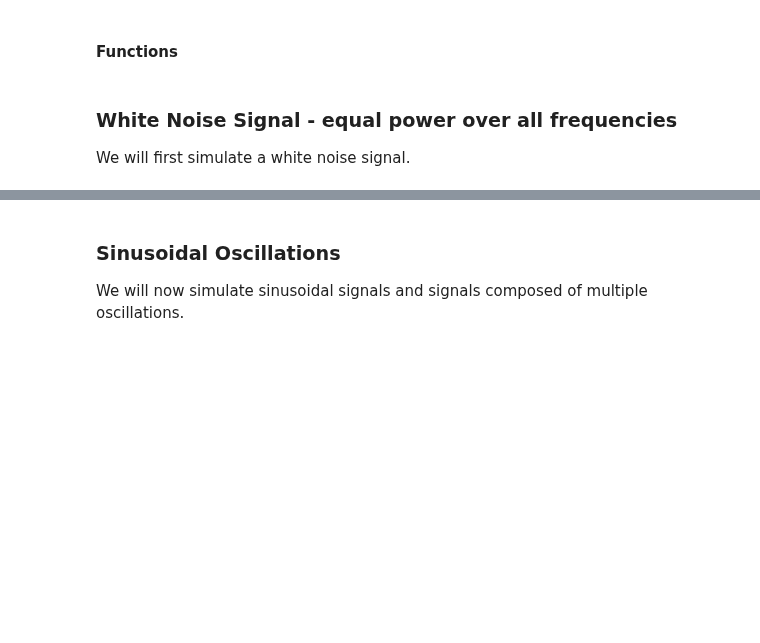
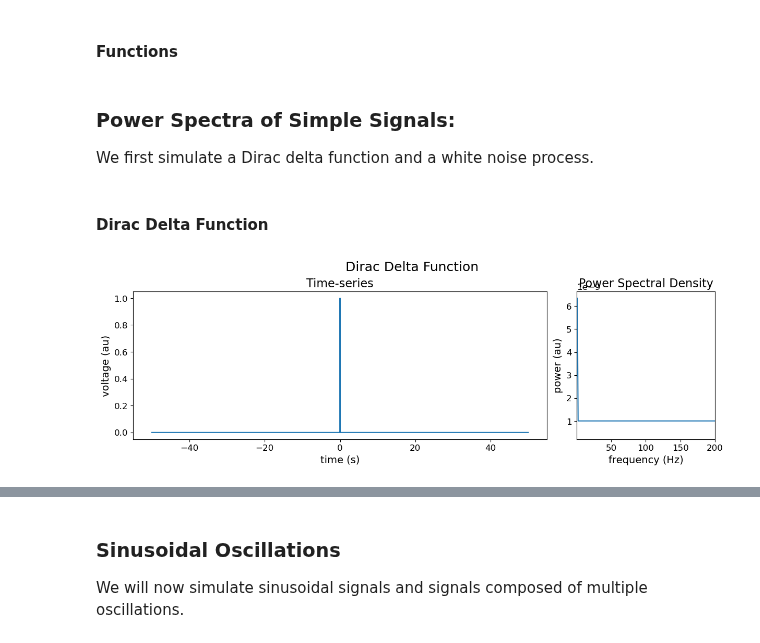
Before and after one commit to voytekresearch/spr, a Jupyter notebook: tutorials/00_dsp_and_sims/00_dsp_and_sims.ipynb, the cells around one changed output, grey strips where cells are left out. Saved outputs shown, nothing was run; the diff lists cells and outputs as text; code cells hidden in the pictures; blank space fills up the shorter version.

```diff
--- a/tutorials/00_dsp_and_sims/00_dsp_and_sims.ipynb
+++ b/tutorials/00_dsp_and_sims/00_dsp_and_sims.ipynb
@@ -100,6 +100,21 @@ def plot_signal_and_power(time, signal, freq, spectrum, title='', logscale=False
     ax2.set_xlim([.1,200])
     if logscale:
         ax2.set(xscale='log', yscale='log')
-# %% [markdown]
-### White Noise Signal - equal power over all frequencies
-We will first simulate a white noise signal.
+# %% [markdown]
+### Power Spectra of Simple Signals:
+We first simulate a Dirac delta function and a white noise process.
+# %% [markdown]
+#### Dirac Delta Function
+# %%
+# simulate dirac delta function
+dirac = np.zeros(utils.data.compute_nsamples(N_SECONDS, FS)) # create array of zeros
+dirac[int(len(dirac)/2)] = 1 # set center value equal to 1
+time = utils.create_times(N_SECONDS, FS, start_val=-N_SECONDS/2)
+
+# compute power spectrum
+freq, psd_dirac = spectral.compute_spectrum(dirac, FS)
+
+# plot
+plot_signal_and_power(time, dirac, freq, psd_dirac, title='Dirac Delta Function')
+# %% [output]
+[figure, added]
```
Also changed, not shown: parts of 9 cells of this notebook.
